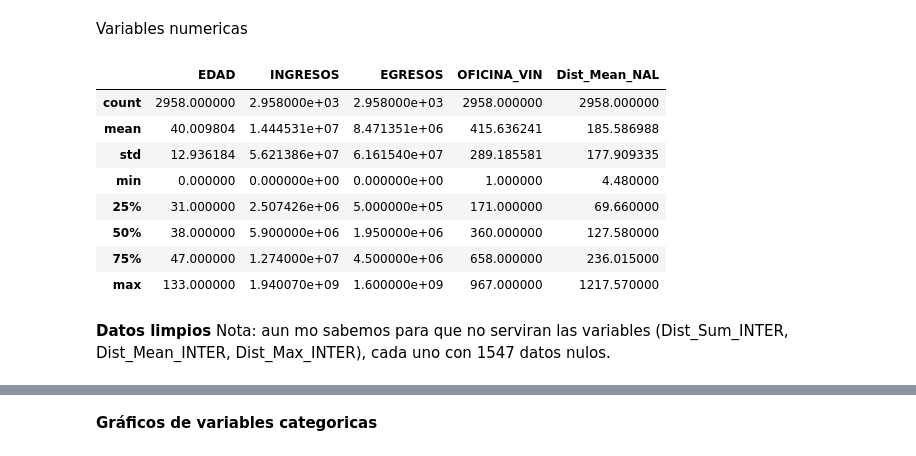
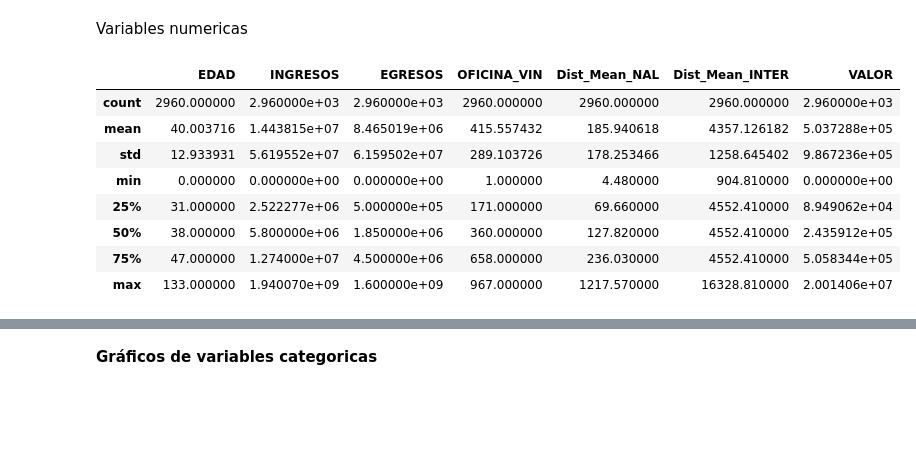
Before and after one commit to fabianp3/Fraude, a Jupyter notebook: notebooks/EDA_Fraude.ipynb, the cells around one changed output, grey strips where cells are left out. Drawn from its saved outputs; the diff is of its cells as text; code cells hidden in the pictures; blank space fills up the shorter version.

```diff
--- a/notebooks/EDA_Fraude.ipynb
+++ b/notebooks/EDA_Fraude.ipynb
@@ -98,0 +91,11 @@ np.int64(7)
+# %%
+df1['SEXO'] = df1['SEXO'].fillna(df1['SEXO'].mode()[0])
+df1['SEGMENTO'] = df1['SEGMENTO'].fillna(df1['SEGMENTO'].mode()[0])
+# %%
+df1['EDAD'] = df1['EDAD'].fillna(df1['EDAD'].median())
+df1['INGRESOS'] = df1['INGRESOS'].fillna(df1['INGRESOS'].median())
+df1['EGRESOS'] = df1['EGRESOS'].fillna(df1['EGRESOS'].median())
+df1['OFICINA_VIN'] = df1['OFICINA_VIN'].fillna(df1['OFICINA_VIN'].median())
+df1['Dist_Mean_NAL'] = df1['Dist_Mean_NAL'].fillna(df1['Dist_Mean_NAL'].median())
+df1['Dist_Mean_INTER'] = df1['Dist_Mean_INTER'].fillna(df1['Dist_Mean_INTER'].median())
+df1['VALOR'] = df1['VALOR'].fillna(df1['VALOR'].median())
@@ -98,0 +104,4 @@ np.int64(7)
+# %%
+df1['SEXO'] = df1['SEXO'].astype('category')
+df1['SEGMENTO'] = df1['SEGMENTO'].astype('category')
+df1['COD_PAIS'] = df1['COD_PAIS'].astype('category')
@@ -99,3 +110,5 @@ np.int64(7)
+# %%
+df1 = df1.drop(columns=['Dist_Sum_INTER', 'Dist_Max_INTER'], errors='ignore')
 # %% [markdown]
 **Analisis univariado**
 
@@ -170,14 +161,14 @@ df_sin_duplicados.loc[:, 'FECHA_VIN'] = df_sin_duplicados['FECHA_VIN'].fillna(pd
 # %% [markdown]
 Variables numericas
 # %%
-df_sin_duplicados[['EDAD', 'INGRESOS', 'EGRESOS', 'OFICINA_VIN', 'Dist_Mean_NAL']].describe()
+df1[['EDAD', 'INGRESOS', 'EGRESOS', 'OFICINA_VIN', 'Dist_Mean_NAL', 'Dist_Mean_INTER', 'VALOR']].describe()
 # %% [output]
-|  | EDAD | INGRESOS | EGRESOS | OFICINA_VIN | Dist_Mean_NAL |
-| count | 2958.000000 | 2.958000e+03 | 2.958000e+03 | 2958.000000 | 2958.000000 |
-| mean | 40.009804 | 1.444531e+07 | 8.471351e+06 | 415.636241 | 185.586988 |
-| std | 12.936184 | 5.621386e+07 | 6.161540e+07 | 289.185581 | 177.909335 |
-| min | 0.000000 | 0.000000e+00 | 0.000000e+00 | 1.000000 | 4.480000 |
-| 25% | 31.000000 | 2.507426e+06 | 5.000000e+05 | 171.000000 | 69.660000 |
-| 50% | 38.000000 | 5.900000e+06 | 1.950000e+06 | 360.000000 | 127.580000 |
-| 75% | 47.000000 | 1.274000e+07 | 4.500000e+06 | 658.000000 | 236.015000 |
-| max | 133.000000 | 1.940070e+09 | 1.600000e+09 | 967.000000 | 1217.570000 |
+|  | EDAD | INGRESOS | EGRESOS | OFICINA_VIN | Dist_Mean_NAL | Dist_Mean_INTER | VALOR |
+| count | 2960.000000 | 2.960000e+03 | 2.960000e+03 | 2960.000000 | 2960.000000 | 2960.000000 | 2.960000e+03 |
+| mean | 40.003716 | 1.443815e+07 | 8.465019e+06 | 415.557432 | 185.940618 | 4357.126182 | 5.037288e+05 |
+| std | 12.933931 | 5.619552e+07 | 6.159502e+07 | 289.103726 | 178.253466 | 1258.645402 | 9.867236e+05 |
+| min | 0.000000 | 0.000000e+00 | 0.000000e+00 | 1.000000 | 4.480000 | 904.810000 | 0.000000e+00 |
+| 25% | 31.000000 | 2.522277e+06 | 5.000000e+05 | 171.000000 | 69.660000 | 4552.410000 | 8.949062e+04 |
+| 50% | 38.000000 | 5.800000e+06 | 1.850000e+06 | 360.000000 | 127.820000 | 4552.410000 | 2.435912e+05 |
+| 75% | 47.000000 | 1.274000e+07 | 4.500000e+06 | 658.000000 | 236.030000 | 4552.410000 | 5.058344e+05 |
+| max | 133.000000 | 1.940070e+09 | 1.600000e+09 | 967.000000 | 1217.570000 | 16328.810000 | 2.001406e+07 |
@@ -191,3 +174,0 @@ df_sin_duplicados['Dist_Mean_NAL'] = df_sin_duplicados['Dist_Mean_NAL'].fillna(d
-# %% [markdown]
-**Datos limpios**
-Nota: aun mo sabemos para que no serviran las variables (Dist_Sum_INTER, Dist_Mean_INTER, Dist_Max_INTER), cada uno con 1547 datos nulos.
```
Also changed, not shown: parts of 61 cells of this notebook, 4 other files.
